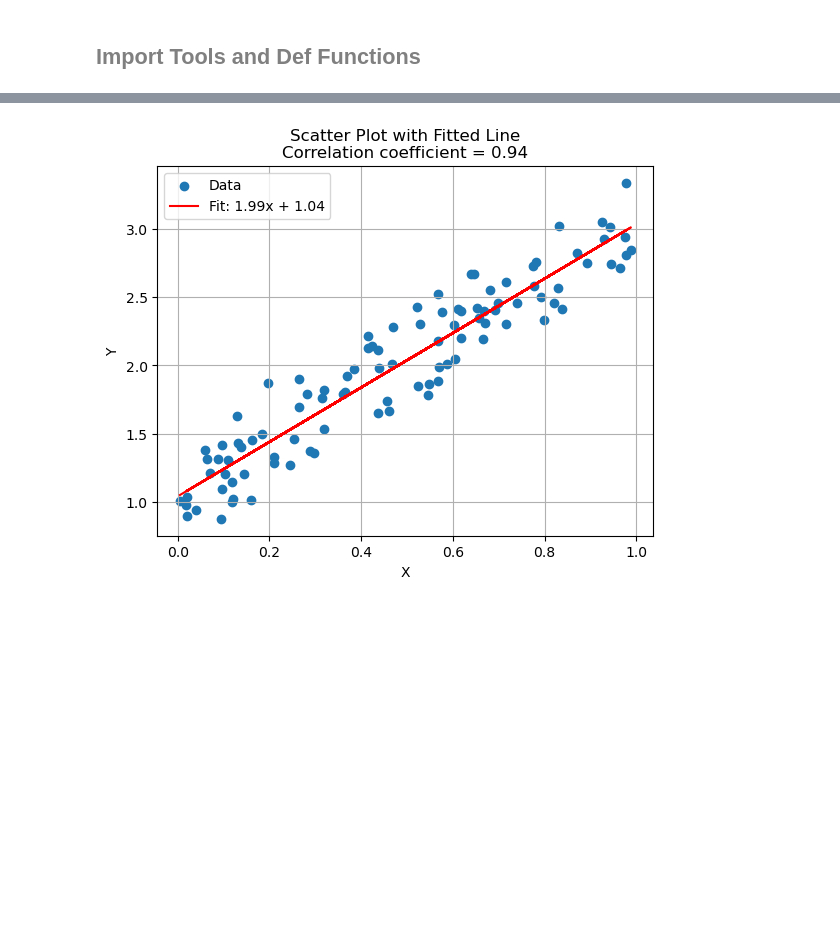
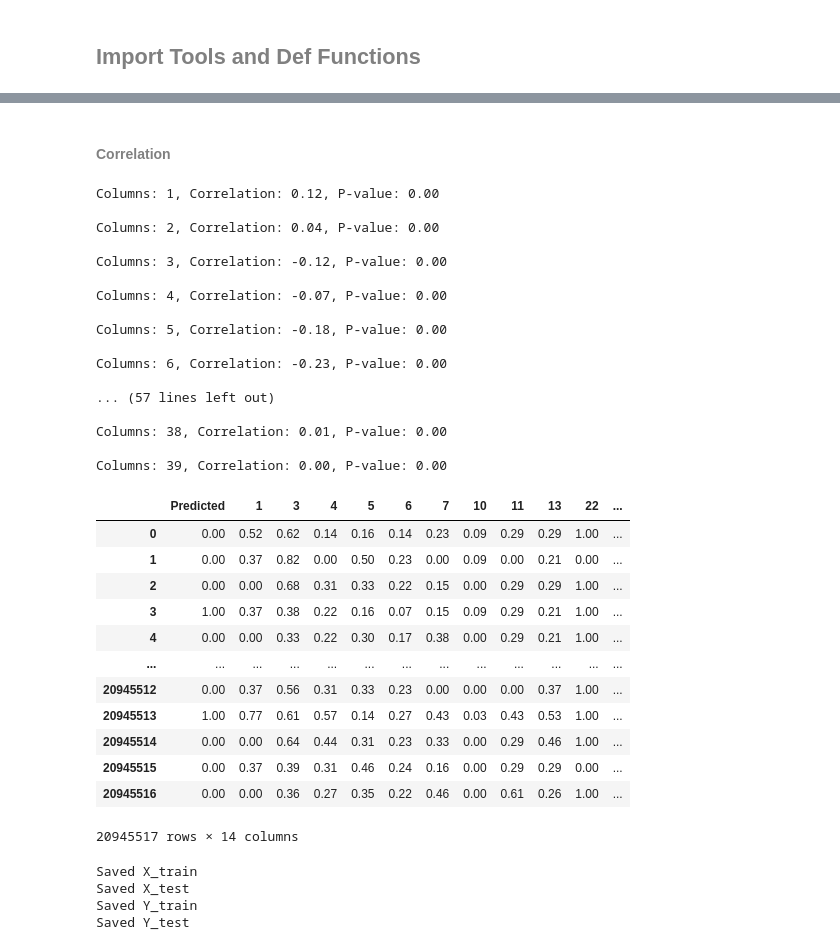
Before and after one commit to Porter-Tseng/CTR-Prediction, a Jupyter notebook: CTR Prediction-Feature.ipynb, the cells around one changed output, grey strips where cells are left out. Saved outputs shown, nothing was run; the diff lists cells and outputs as text; code cells hidden in the pictures; blank space fills up the shorter version.

```diff
--- a/CTR Prediction-Feature.ipynb
+++ b/CTR Prediction-Feature.ipynb
@@ -111 +99,37 @@ train_df.describe()
+# %% [markdown]
+#### <span style="color:grey; font-weight:bold;">Correlation</span>
+# %%
+correlation_df = PointBiserialandFilter(train_df, targeted_col='Predicted', threshold=0.05)
+correlation_df
+# %% [output]
+Columns: 1, Correlation: 0.12, P-value: 0.00
+
+Columns: 2, Correlation: 0.04, P-value: 0.00
+
+Columns: 3, Correlation: -0.12, P-value: 0.00
+
+Columns: 4, Correlation: -0.07, P-value: 0.00
+
+Columns: 5, Correlation: -0.18, P-value: 0.00
+
+Columns: 6, Correlation: -0.23, P-value: 0.00
+
+... (57 lines left out)
+
+Columns: 38, Correlation: 0.01, P-value: 0.00
+
+Columns: 39, Correlation: 0.00, P-value: 0.00
+|  | Predicted | 1 | 3 | 4 | 5 | 6 | 7 | 10 | 11 | 13 | 22 | ... |
+| 0 | 0.00 | 0.52 | 0.62 | 0.14 | 0.16 | 0.14 | 0.23 | 0.09 | 0.29 | 0.29 | 1.00 | ... |
+| 1 | 0.00 | 0.37 | 0.82 | 0.00 | 0.50 | 0.23 | 0.00 | 0.09 | 0.00 | 0.21 | 0.00 | ... |
+| 2 | 0.00 | 0.00 | 0.68 | 0.31 | 0.33 | 0.22 | 0.15 | 0.00 | 0.29 | 0.29 | 1.00 | ... |
+| 3 | 1.00 | 0.37 | 0.38 | 0.22 | 0.16 | 0.07 | 0.15 | 0.09 | 0.29 | 0.21 | 1.00 | ... |
+| 4 | 0.00 | 0.00 | 0.33 | 0.22 | 0.30 | 0.17 | 0.38 | 0.00 | 0.29 | 0.21 | 1.00 | ... |
+| ... | ... | ... | ... | ... | ... | ... | ... | ... | ... | ... | ... | ... |
+| 20945512 | 0.00 | 0.37 | 0.56 | 0.31 | 0.33 | 0.23 | 0.00 | 0.00 | 0.00 | 0.37 | 1.00 | ... |
+| 20945513 | 1.00 | 0.77 | 0.61 | 0.57 | 0.14 | 0.27 | 0.43 | 0.03 | 0.43 | 0.53 | 1.00 | ... |
+| 20945514 | 0.00 | 0.00 | 0.64 | 0.44 | 0.31 | 0.23 | 0.33 | 0.00 | 0.29 | 0.46 | 1.00 | ... |
+| 20945515 | 0.00 | 0.37 | 0.39 | 0.31 | 0.46 | 0.24 | 0.16 | 0.00 | 0.29 | 0.29 | 0.00 | ... |
+| 20945516 | 0.00 | 0.00 | 0.36 | 0.27 | 0.35 | 0.22 | 0.46 | 0.00 | 0.61 | 0.26 | 1.00 | ... |
+20945517 rows × 14 columns
 # %%
@@ -115,32 +137,10 @@ resample_x_train, resample_y_train = SMOTEReSample(x_train, y_train)
-# %%
-import numpy as np
-import matplotlib.pyplot as plt
-from scipy.stats import pearsonr
-from scipy.optimize import curve_fit
-
-# 生成随机数
-np.random.seed(0)
-x = np.random.rand(100)
-y = 2 * x + 1 + np.random.randn(100) * 0.2
-
-# 计算皮尔逊相关系数
-correlation_coefficient, _ = pearsonr(x, y)
-
-# 定义线性函数
-def linear_function(x, a, b):
-    return a * x + b
-
-# 使用curve_fit拟合数据
-params, covariance = curve_fit(linear_function, x, y)
-
-# 绘制散点图和拟合曲线
-plt.scatter(x, y, label='Data')
-plt.plot(x, linear_function(x, *params), color='red', label='Fit: {:.2f}x + {:.2f}'.format(*params))
-plt.xlabel('X')
-plt.ylabel('Y')
-plt.title('Scatter Plot with Fitted Line\nCorrelation coefficient = {:.2f}'.format(correlation_coefficient))
-plt.legend()
-plt.grid(True)
-plt.show()
-# %% [output]
-[figure, removed]
+# %%
+SaveCSVNoChunk(x_train, 'X_train')
+SaveCSVNoChunk(x_test, 'X_test')
+SaveCSVNoChunk(y_train, 'Y_train')
+SaveCSVNoChunk(y_test, 'Y_test')
+# %% [output]
+Saved X_train
+Saved X_test
+Saved Y_train
+Saved Y_test
```
Also changed, not shown: parts of 18 cells of this notebook, 1 other file.
